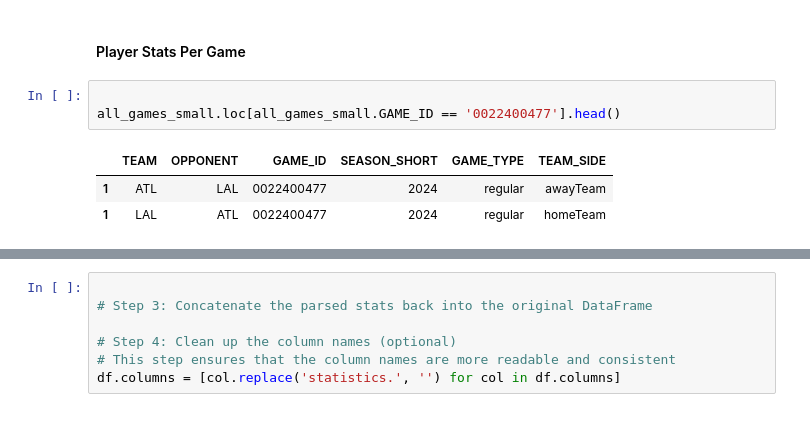
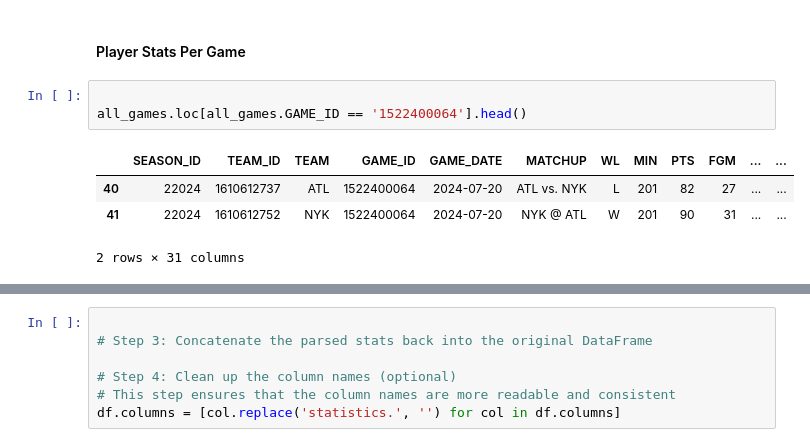
Before and after one commit to asranasinghe/nba_stats, a Jupyter notebook: save_data.ipynb, the cells around one changed output, grey strips where cells are left out. Cells and saved outputs as stored; diff of their text form.

```diff
--- a/save_data.ipynb
+++ b/save_data.ipynb
@@ -210,11 +237,12 @@ CHA: 82
 #### Player Stats Per Game
 # %%
 
-all_games_small.loc[all_games_small.GAME_ID == '0022400477'].head()
+all_games.loc[all_games.GAME_ID == '1522400064'].head()
 # %% [output]
-|  | TEAM | OPPONENT | GAME_ID | SEASON_SHORT | GAME_TYPE | TEAM_SIDE |
-| 1 | ATL | LAL | 0022400477 | 2024 | regular | awayTeam |
-| 1 | LAL | ATL | 0022400477 | 2024 | regular | homeTeam |
+|  | SEASON_ID | TEAM_ID | TEAM | GAME_ID | GAME_DATE | MATCHUP | WL | MIN | PTS | FGM | ... | ... |
+| 40 | 22024 | 1610612737 | ATL | 1522400064 | 2024-07-20 | ATL vs. NYK | L | 201 | 82 | 27 | ... | ... |
+| 41 | 22024 | 1610612752 | NYK | 1522400064 | 2024-07-20 | NYK @ ATL | W | 201 | 90 | 31 | ... | ... |
+2 rows × 31 columns
 # %%
 target_stats = ['assists', 'blocks', 'fieldGoalsAttempted',
        'fieldGoalsMade', 'fieldGoalsPercentage', 'freeThrowsAttempted',
```
Also changed, not shown: parts of 13 cells of this notebook, 1 other file.
